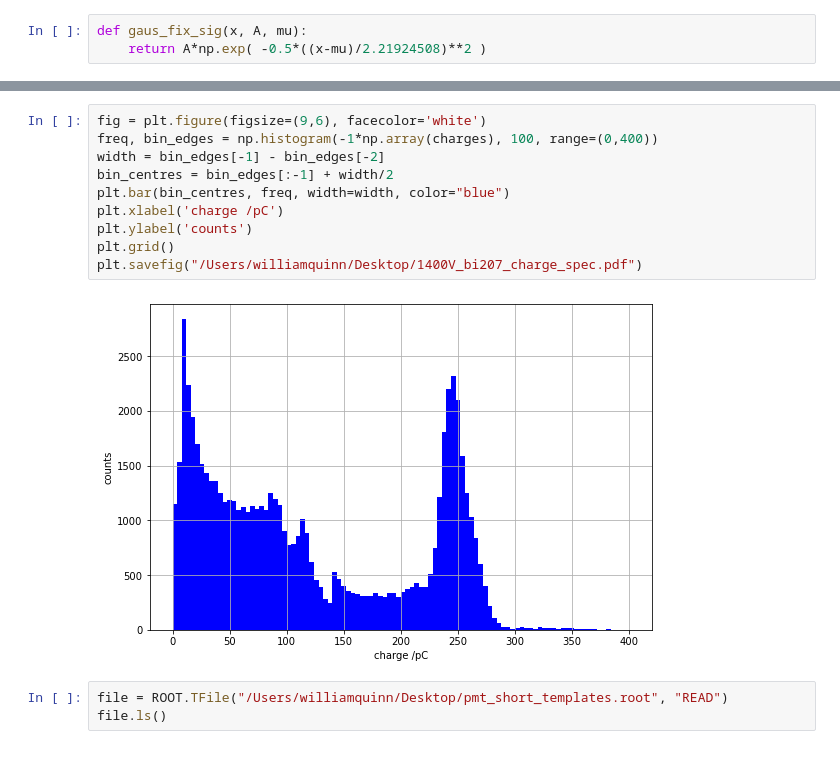
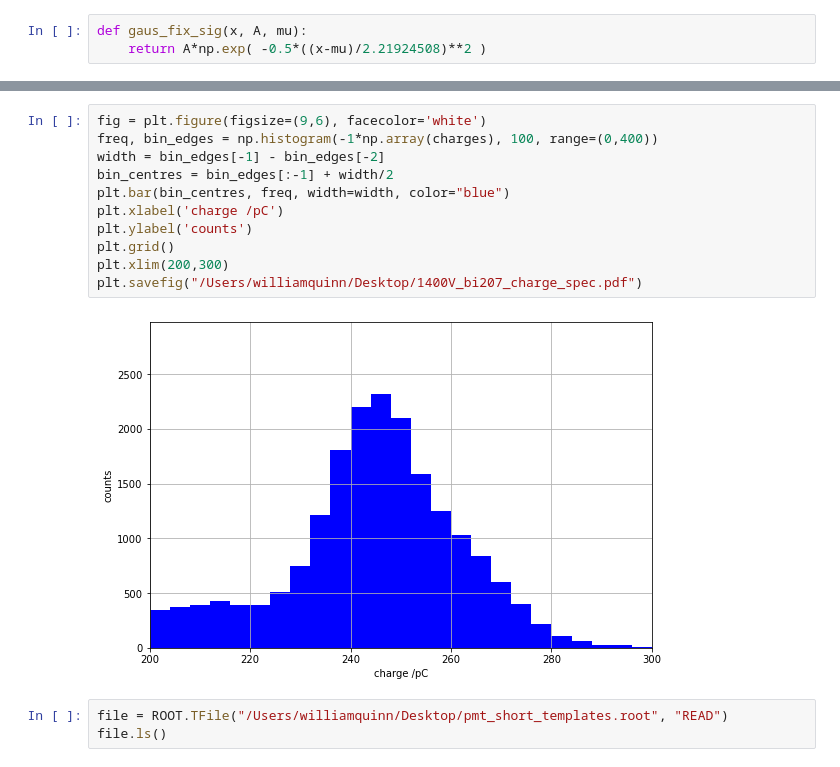
Before and after one commit to SuperNEMO-DBD/PMT-ShapeAnalysis, a Jupyter notebook: pmt_he_study/pulse_fitter.ipynb, the cells around one changed output, grey strips where cells are left out. Cells and saved outputs as stored; diff of their text form.

```diff
--- a/pmt_he_study/pulse_fitter.ipynb
+++ b/pmt_he_study/pulse_fitter.ipynb
@@ -257,15 +259,16 @@ for i in range(int(traces.length)):
 # %%
 fig = plt.figure(figsize=(9,6), facecolor='white')
 freq, bin_edges = np.histogram(-1*np.array(charges), 100, range=(0,400))
 width = bin_edges[-1] - bin_edges[-2]
 bin_centres = bin_edges[:-1] + width/2
 plt.bar(bin_centres, freq, width=width, color="blue")
 plt.xlabel('charge /pC')
 plt.ylabel('counts')
 plt.grid()
+plt.xlim(200,300)
 plt.savefig("/Users/williamquinn/Desktop/1400V_bi207_charge_spec.pdf")
 # %% [output]
-[figure, old version]
+[figure, new version]
 # %%
 file = ROOT.TFile("/Users/williamquinn/Desktop/pmt_short_templates.root", "READ")
 file.ls()
```
Also changed, not shown: parts of 12 cells of this notebook, 4 other files.
